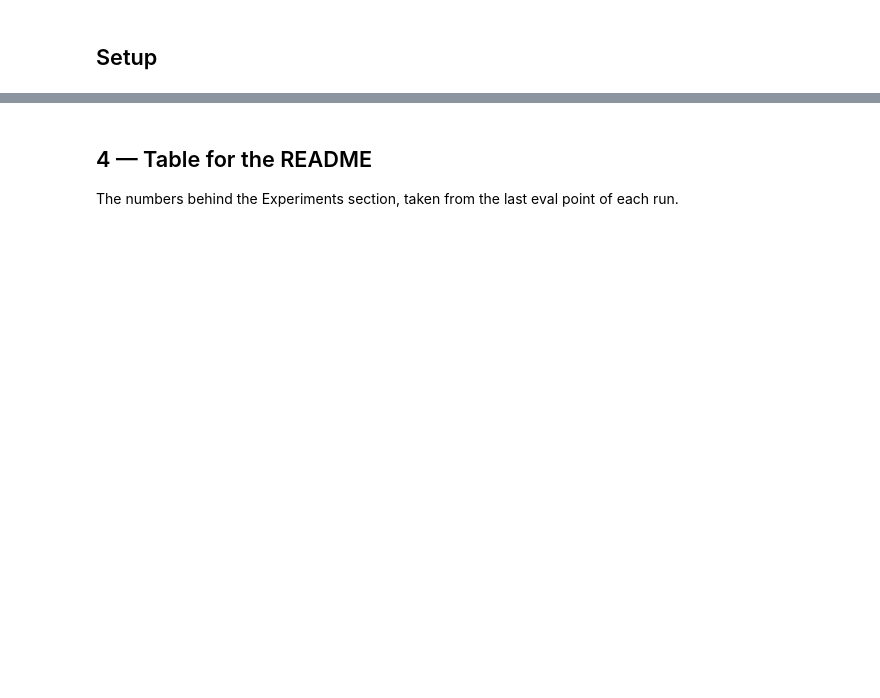
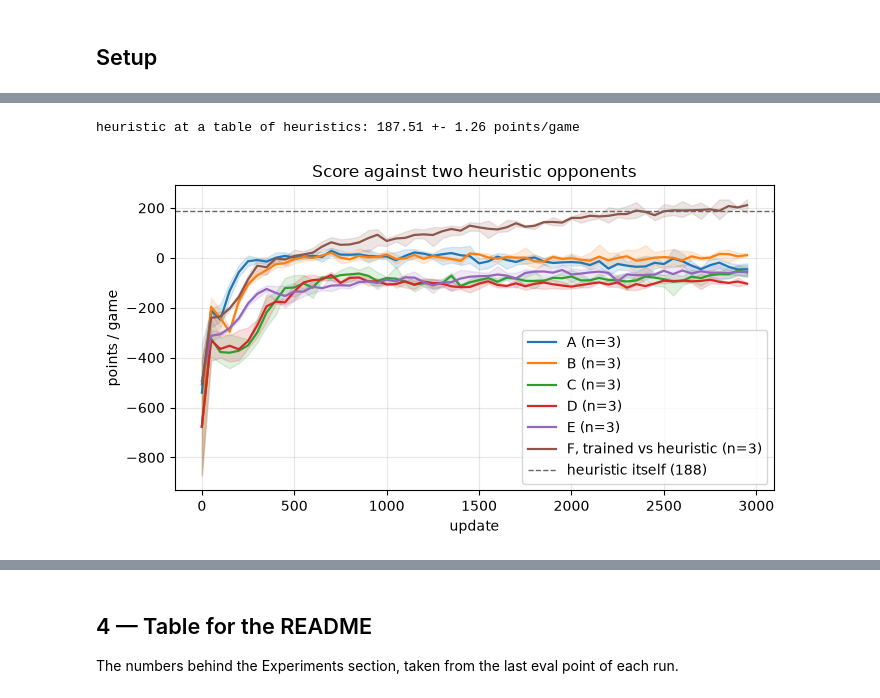
Before and after one commit to JonathanSierks/wizard-rl, a Jupyter notebook: experiments.ipynb, the cells around one changed output, grey strips where cells are left out. Saved outputs shown, nothing was run; the diff lists cells and outputs as text; code cells hidden in the pictures; blank space fills up the shorter version.

Commit message:
copied final checkpoints into the relevant_checkpoints folder, finished the analysis in experiments.ipynb, created new and updated figures, changed main.py to play against the best configuration (F)

```diff
--- a/experiments.ipynb
+++ b/experiments.ipynb
@@ -136,4 +74,11 @@ and no screenshot is involved.
 # %%
+SEEDS = (0, 1, 2)          # one seed is not evidence; three shows the spread
+
+def run_id(name, seed):
+    """Name of the result file for one (configuration, seed) pair."""
+    return f"{name}_seed{seed}"
+
+
 def series(name, key, seed):
     """One run's curve for one metric."""
     res = load_results(run_id(name, seed), result_dir=str(RESULTS))
@@ -162,7 +107,7 @@ def series_mean(name, key, seeds=SEEDS):
     return xs, Y.mean(0), Y.min(0), Y.max(0), len(curves)
 
 
-def compare(key, title, ylabel, configs="ABCDE", seeds=SEEDS,
+def compare(key, title, ylabel, configs="ABCDEF", seeds=SEEDS,
             hline=None, hlabel=None, ax=None, band=True):
     ax = ax or plt.subplots(figsize=(7, 4))[1]
     for name in configs:
@@ -185,3 +132,45 @@ plt.tight_layout(); plt.show()
+# %%
+import random
+import numpy as np
+
+# same plot, now every configuration plays against 2x heuristic
+def heuristic_baseline(n_games=5000, seed=5):
+    """Points per game for a heuristic at a table of three heuristics.
+
+    Averaged over all three seats -- seat 0 alone reads about 10 points low,
+    because 20 rounds do not divide evenly by three. 5000 games because the
+    value still swings by +-7 at 300. The heuristic never changes, so run it
+    once: 187.6 +- 0.9.
+    """
+    random.seed(seed)
+    points = []
+    for _ in range(n_games):
+        players = [Player(f"h{i}", i, HeuristicAgent()) for i in range(3)]
+        game = Game()
+        for p in players:
+            game.add_player(p)
+        game.start()
+        points += [p.points for p in players]          # all three seats
+    a = np.array(points, dtype=float)
+    return float(a.mean()), float(a.std() / np.sqrt(len(a)))
+
+
+baseline, baseline_se = heuristic_baseline()
+print(f"heuristic at a table of heuristics: {baseline:.2f} +- {baseline_se:.2f} points/game")
+
+ax = compare("score_vs_heuristic",
+             "Score against two heuristic opponents", "points / game",
+             hline=baseline, hlabel=f"heuristic itself ({baseline:.0f})")
+
+handles, labels = ax.get_legend_handles_labels()
+labels = [l.replace("F (", "F, trained vs heuristic (") for l in labels]
+ax.legend(handles, labels)
+plt.tight_layout()
+plt.savefig("figures/score_against_heuristic.png", dpi=150)
+plt.show()
+# %% [output]
+heuristic at a table of heuristics: 187.51 +- 1.26 points/game
+[figure, added]
 # %%
 # A / C / E: the bidding ceiling in round 20. This is the central pathology,
 # and it now comes from the bids actually played, so it is comparable across
```
Also changed, not shown: parts of 24 cells of this notebook, 28 other files.
